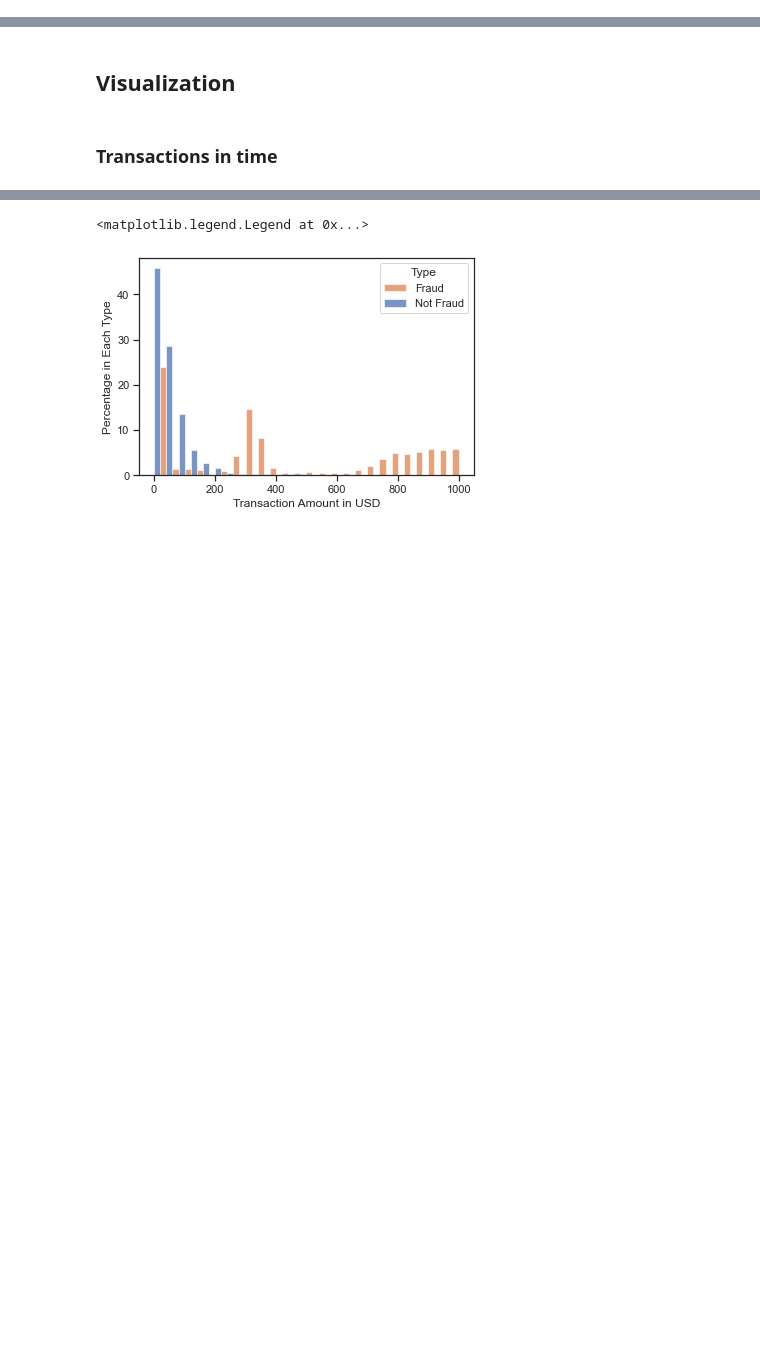
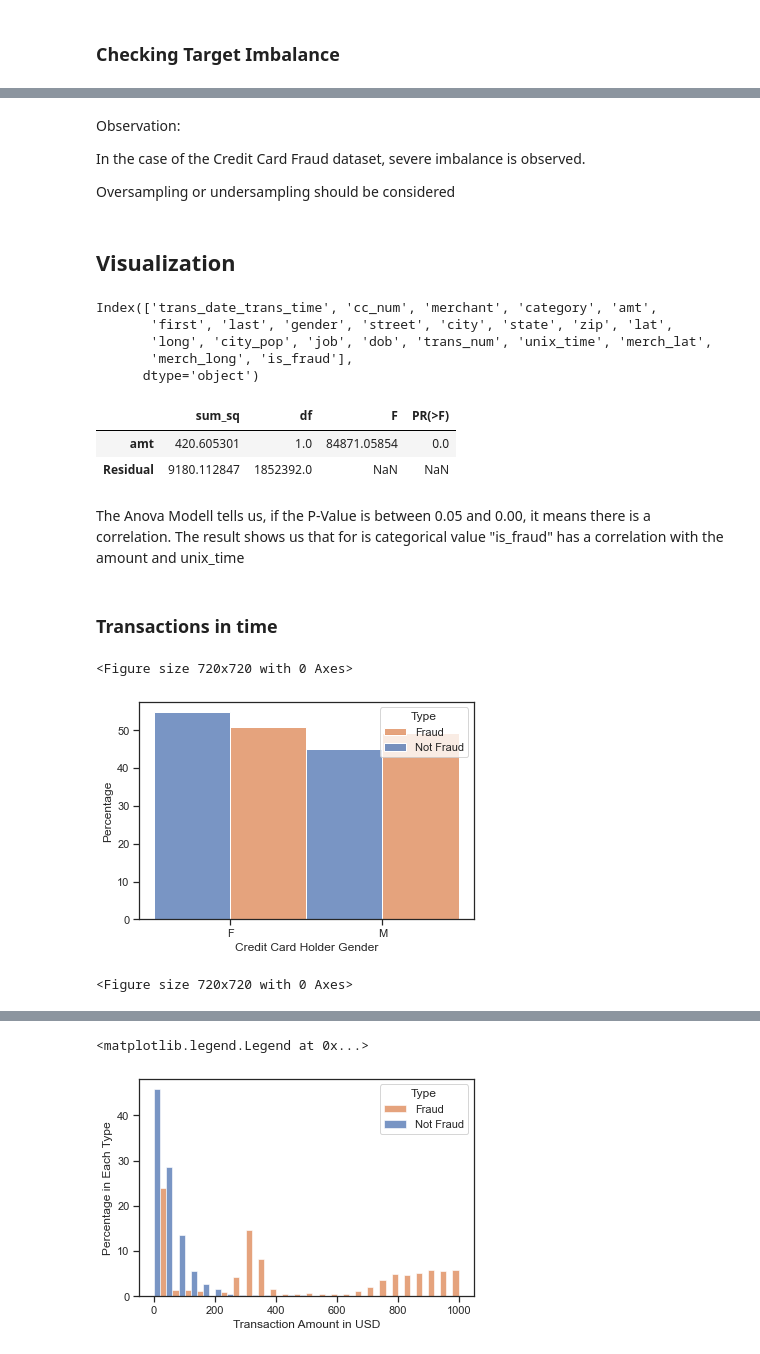
Before and after one commit to BarbaraZV/Fraud_detection, a Jupyter notebook: fraud_detection_EDA.ipynb, the cells around one changed output, grey strips where cells are left out. Cells and saved outputs as stored; diff of their text form; code cells hidden in the pictures; blank space fills up the shorter version.

```diff
--- a/fraud_detection_EDA.ipynb
+++ b/fraud_detection_EDA.ipynb
@@ -121,0 +115,2 @@ memory usage: 254.4+ MB
+# %%
+ft = ft.drop(["Unnamed: 0"],axis = 1)
@@ -122,3 +137,5 @@ memory usage: 254.4+ MB
+# %% [markdown]
+### Checking Target Imbalance
 # %%
 colors = ['gold', 'mediumturquoise']
 labels = ['Normal','Fraud']
@@ -138,5 +155,11 @@ fig.update_layout(
 fig.show()
 # %% [output]
 [interactive output not drawn]
+# %% [markdown]
+Observation:
+
+In the case of the Credit Card Fraud dataset, severe imbalance is observed.
+
+Oversampling or undersampling should be considered
 # %% [markdown]
 ## Visualization
@@ -143,2 +168,23 @@ fig.show()
+# %%
+df.columns
+# %% [output]
+Index(['trans_date_trans_time', 'cc_num', 'merchant', 'category', 'amt',
+       'first', 'last', 'gender', 'street', 'city', 'state', 'zip', 'lat',
+       'long', 'city_pop', 'job', 'dob', 'trans_num', 'unix_time', 'merch_lat',
+       'merch_long', 'is_fraud'],
+      dtype='object')
+# %%
+import scipy.stats as stats
+
+model = ols('is_fraud ~ amt', data=df).fit()
+anova_table = sm.stats.anova_lm(model, typ=2)
+anova_table
+# %% [output]
+|  | sum_sq | df | F | PR(>F) |
+| amt | 420.605301 | 1.0 | 84871.05854 | 0.0 |
+| Residual | 9180.112847 | 1852392.0 | NaN | NaN |
+# %% [markdown]
+The Anova Modell tells us, if the P-Value is between 0.05 and 0.00, it means there is a correlation.
+The result shows us that for is categorical value "is_fraud" has a correlation with the amount and unix_time
 # %% [markdown]
 ### Transactions in time
@@ -146,0 +191,11 @@ fig.show()
+# %%
+#Gender vs Fraud
+ax=sns.histplot(x='gender',data=ft, hue='is_fraud',stat='percent',multiple='dodge',common_norm=False)
+ax.set_ylabel('Percentage')
+ax.set_xlabel('Credit Card Holder Gender')
+plt.legend(title='Type', labels=['Fraud', 'Not Fraud'])
+plt.figure(figsize=(10,10))
+# %% [output]
+<Figure size 720x720 with 0 Axes>
+[figure, added]
+<Figure size 720x720 with 0 Axes>
```
Also changed, not shown: parts of 33 cells of this notebook.
